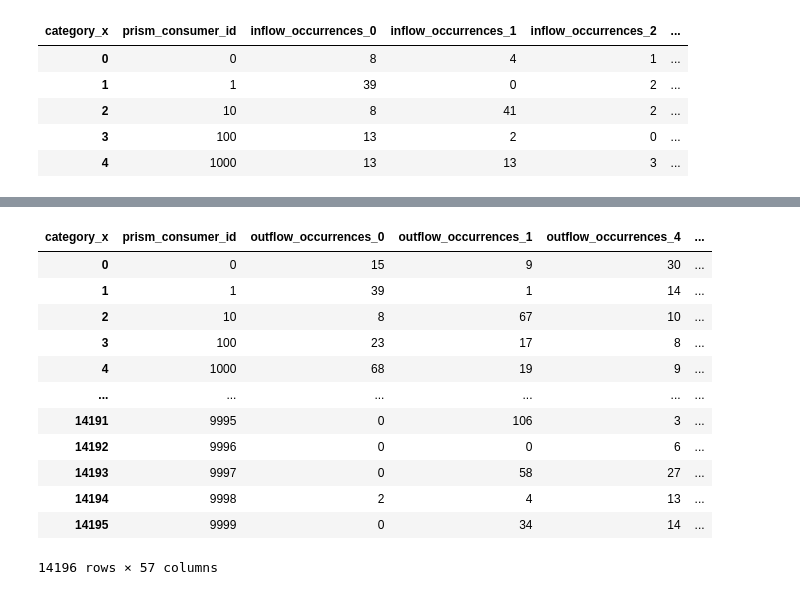
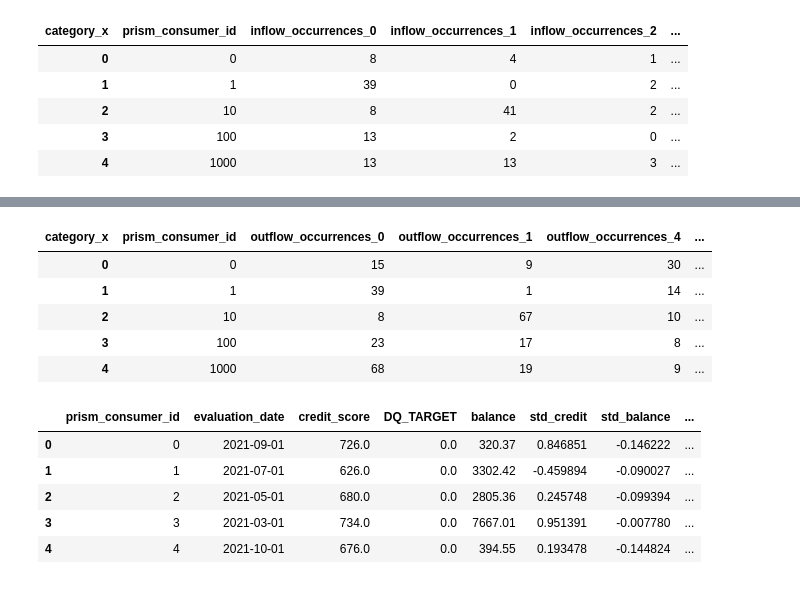
Before and after one commit to hillarychang/dsc180b-capstone-q2, a Jupyter notebook: src/notebooks/kevin_q2_eda.ipynb, the cells around one changed output, grey strips where cells are left out. Drawn from its saved outputs; the diff is of its cells as text; code cells hidden in the pictures.

```diff
--- a/src/notebooks/kevin_q2_eda.ipynb
+++ b/src/notebooks/kevin_q2_eda.ipynb
@@ -424,6 +431,6 @@ inflow_sums.head()
 # %%
-features = outflow_occurences.merge(inflow_occurences, how = "left", on = "prism_consumer_id").sort_values('prism_consumer_id')
-features
+features = outflow_occurences.merge(outflow_sums, how = "left", on = "prism_consumer_id").merge(inflow_occurences, how = "left", on = "prism_consumer_id").merge(inflow_sums, how = "left", on = "prism_consumer_id")
+features.head()
 # %% [output]
 | category_x | prism_consumer_id | outflow_occurrences_0 | outflow_occurrences_1 | outflow_occurrences_4 | ... |
 | 0 | 0 | 15 | 9 | 30 | ... |
@@ -431,13 +438,14 @@ features
 | 2 | 10 | 8 | 67 | 10 | ... |
 | 3 | 100 | 23 | 17 | 8 | ... |
 | 4 | 1000 | 68 | 19 | 9 | ... |
-| ... | ... | ... | ... | ... | ... |
-| 14191 | 9995 | 0 | 106 | 3 | ... |
-| 14192 | 9996 | 0 | 0 | 6 | ... |
-| 14193 | 9997 | 0 | 58 | 27 | ... |
-| 14194 | 9998 | 2 | 4 | 13 | ... |
-| 14195 | 9999 | 0 | 34 | 14 | ... |
-14196 rows × 57 columns
 # %%
 # merge on consumer_balance to create new features
 consumer_features = consumer_balance.merge(features, how = "left", on = "prism_consumer_id")
+consumer_features.head()
+# %% [output]
+|  | prism_consumer_id | evaluation_date | credit_score | DQ_TARGET | balance | std_credit | std_balance | ... |
+| 0 | 0 | 2021-09-01 | 726.0 | 0.0 | 320.37 | 0.846851 | -0.146222 | ... |
+| 1 | 1 | 2021-07-01 | 626.0 | 0.0 | 3302.42 | -0.459894 | -0.090027 | ... |
+| 2 | 2 | 2021-05-01 | 680.0 | 0.0 | 2805.36 | 0.245748 | -0.099394 | ... |
+| 3 | 3 | 2021-03-01 | 734.0 | 0.0 | 7667.01 | 0.951391 | -0.007780 | ... |
+| 4 | 4 | 2021-10-01 | 676.0 | 0.0 | 394.55 | 0.193478 | -0.144824 | ... |
```
Also changed, not shown: parts of 11 cells of this notebook.
